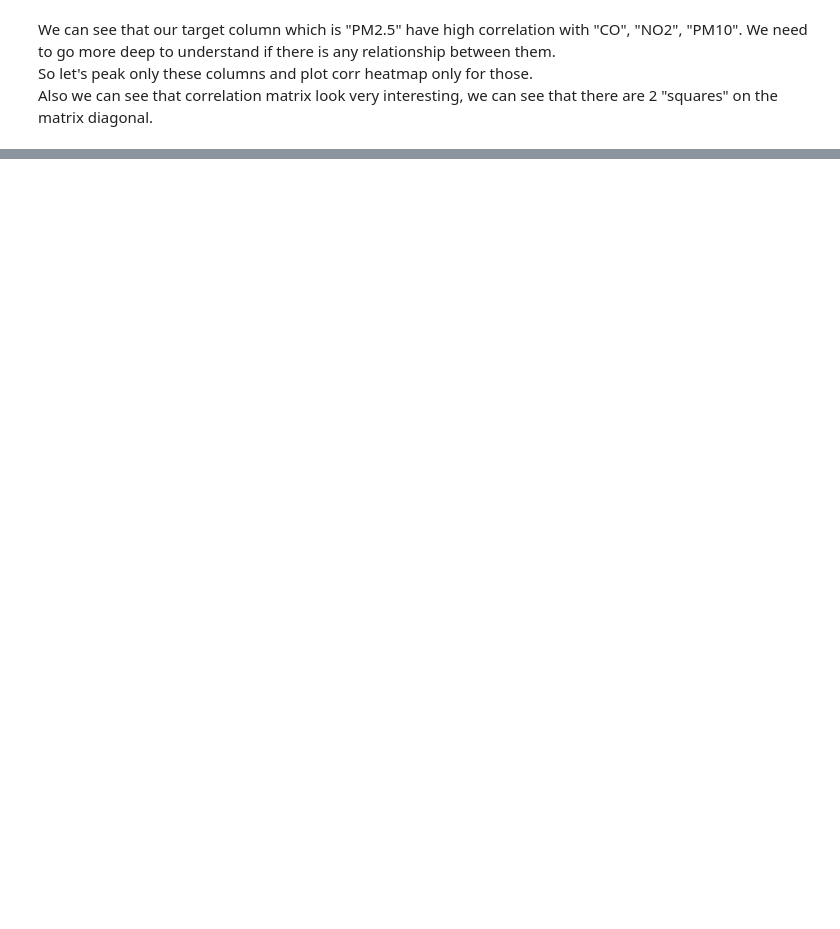
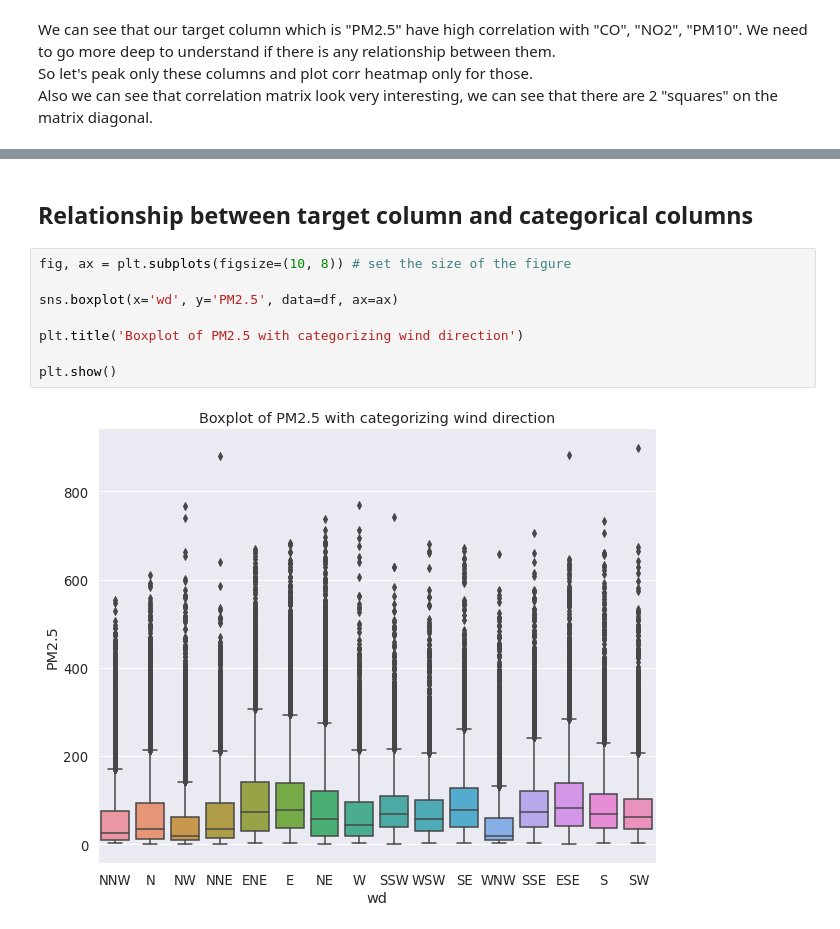
Before and after one commit to MariaHov/DATA245-Group5, a Jupyter notebook: project-draft.ipynb, the cells around one changed output, grey strips where cells are left out. Saved outputs shown, nothing was run; the diff lists cells and outputs as text; blank space fills up the shorter version.

```diff
--- a/project-draft.ipynb
+++ b/project-draft.ipynb
@@ -202,0 +177,12 @@ We will need to check it for whole dataset, and maybe there is relationship also
+# %% [markdown]
+## Relationship between target column and categorical columns
+# %%
+fig, ax = plt.subplots(figsize=(10, 8)) # set the size of the figure
+
+sns.boxplot(x='wd', y='PM2.5', data=df, ax=ax)
+
+plt.title('Boxplot of PM2.5 with categorizing wind direction')
+
+plt.show()
+# %% [output]
+[figure, added]
```
Also changed, not shown: parts of 58 cells of this notebook.
